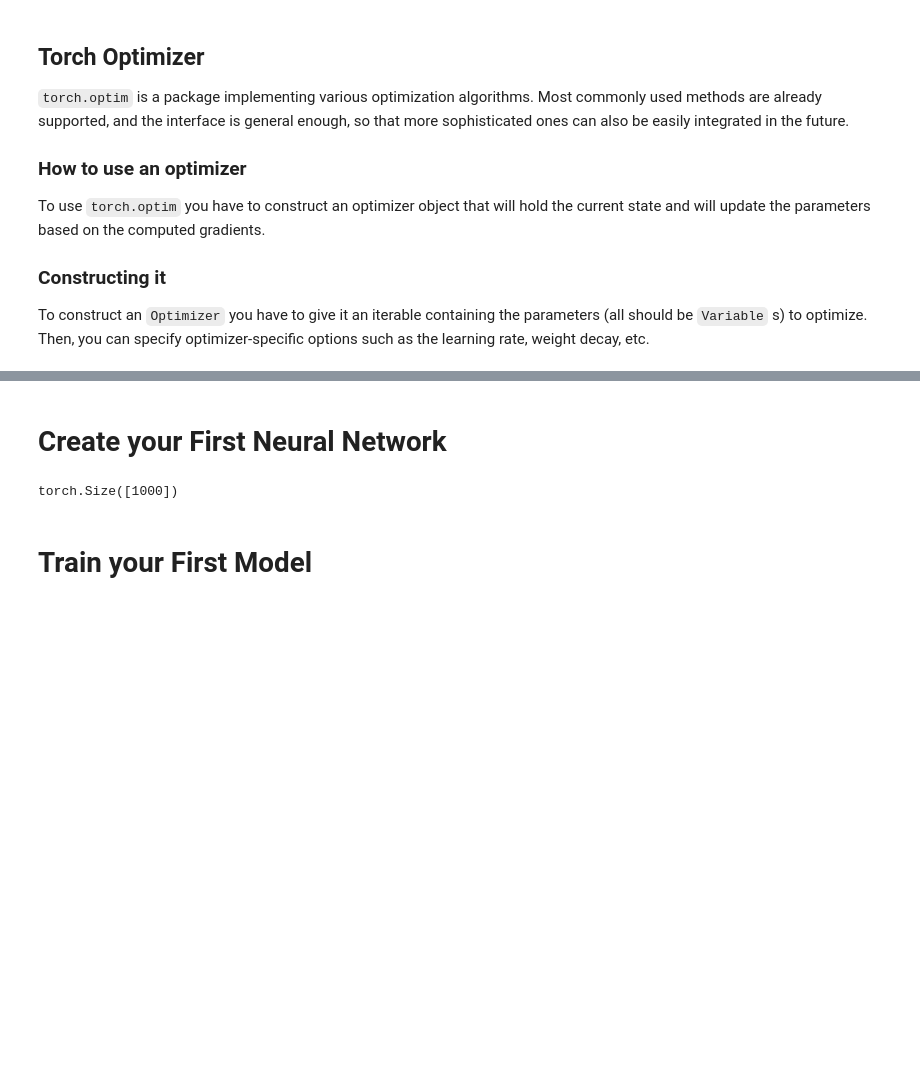
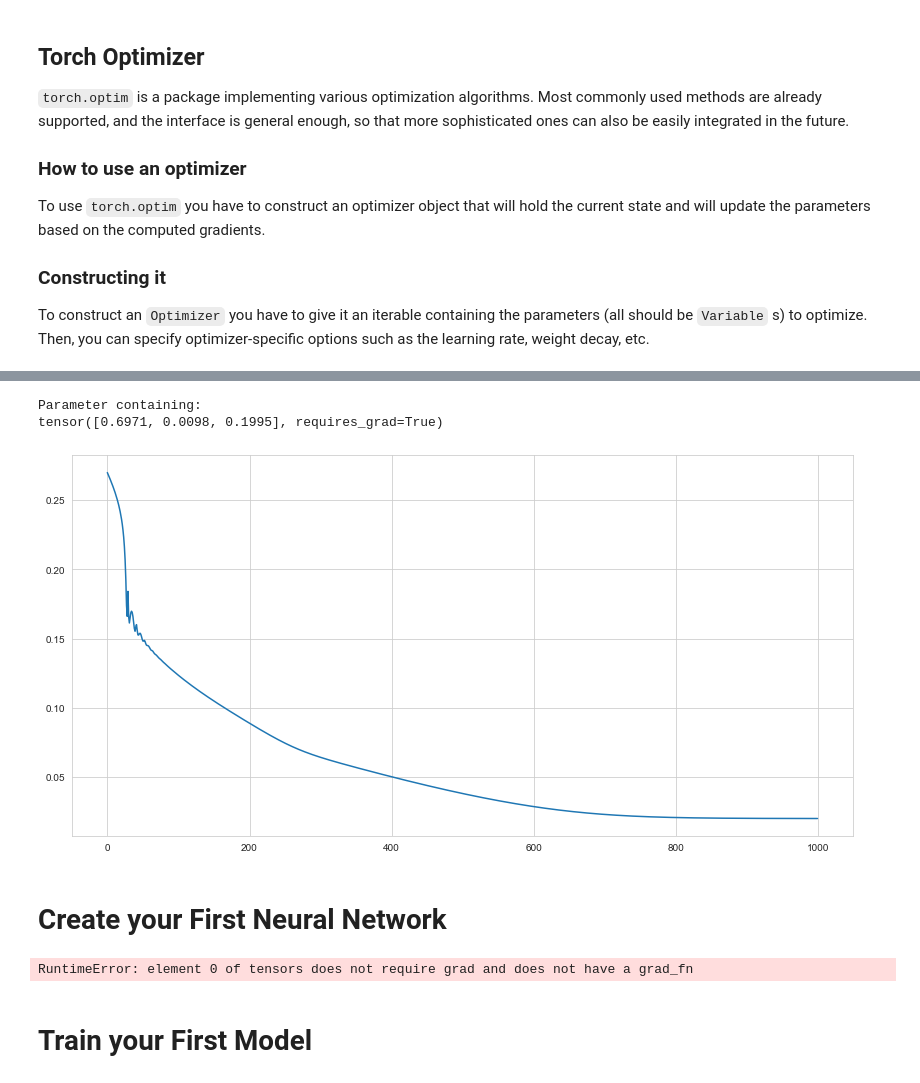
Before and after one commit to OscarChang46/Machine_Learning, a Jupyter notebook: basic_deep_neural_network/tutorial.ipynb, the cells around one changed output, grey strips where cells are left out. Cells and saved outputs as stored; diff of their text form; code cells hidden in the pictures; blank space fills up the shorter version.

```diff
--- a/basic_deep_neural_network/tutorial.ipynb
+++ b/basic_deep_neural_network/tutorial.ipynb
@@ -169,0 +189,3 @@ optimizer = optim.SGD([W], lr = 0.0001)
+# %%
+x=torch.tensor([0.,0.],requires_grad=True)
+optimizer=torch.optim.Adam([x],lr=1e-3)
@@ -170,11 +229,57 @@ optimizer = optim.SGD([W], lr = 0.0001)
+# %%
+import torch.optim as optim
+
+
+class Model(nn.Module):
+    """Custom Pytorch model for gradient optimization.
+    """
+    def __init__(self):
+
+        super().__init__()
+        # initialize weights with random numbers
+        weights = torch.distributions.Uniform(0, 0.1).sample((3,))
+        # make weights torch parameters
+        self.weights = nn.Parameter(weights)
+
+    def forward(self, X):
+        """Implement function to be optimised. In this case, an exponential decay
+        function (a + exp(-k * X) + b),
+        """
+        a, k, b = self.weights
+        return a * torch.exp(-k * X) + b
+
+def training_loop(model, optimizer, n=1000):
+    "Training loop for torch model."
+    losses = []
+    for i in range(n):
+        preds = model(x)
+        loss = F.mse_loss(preds, y).sqrt()
+        loss.backward()
+        optimizer.step()
+        optimizer.zero_grad()
+        losses.append(loss.item())
+    return losses
+
+# instantiate model
+m = Model()
+# Instantiate optimizer
+opt = torch.optim.Adam(m.parameters(), lr=0.001)
+losses = training_loop(m, opt)
+plt.figure(figsize=(14, 7))
+
+plt.plot(losses)
+print(m.weights)
+# %% [output]
+Parameter containing:
+tensor([0.6971, 0.0098, 0.1995], requires_grad=True)
+[figure, added]
 # %% [markdown]
 # Create your First Neural Network
 # %%
 x = torch.rand((1000, 4))
 y = x.pow(2).sum(1)
-y.shape
 # %% [output]
-torch.Size([1000])
+RuntimeError: element 0 of tensors does not require grad and does not have a grad_fn
 # %%
 class MyModel(nn.Module):
     def __init__(self):
```
Also changed, not shown: parts of 7 cells of this notebook, 1 other file.
